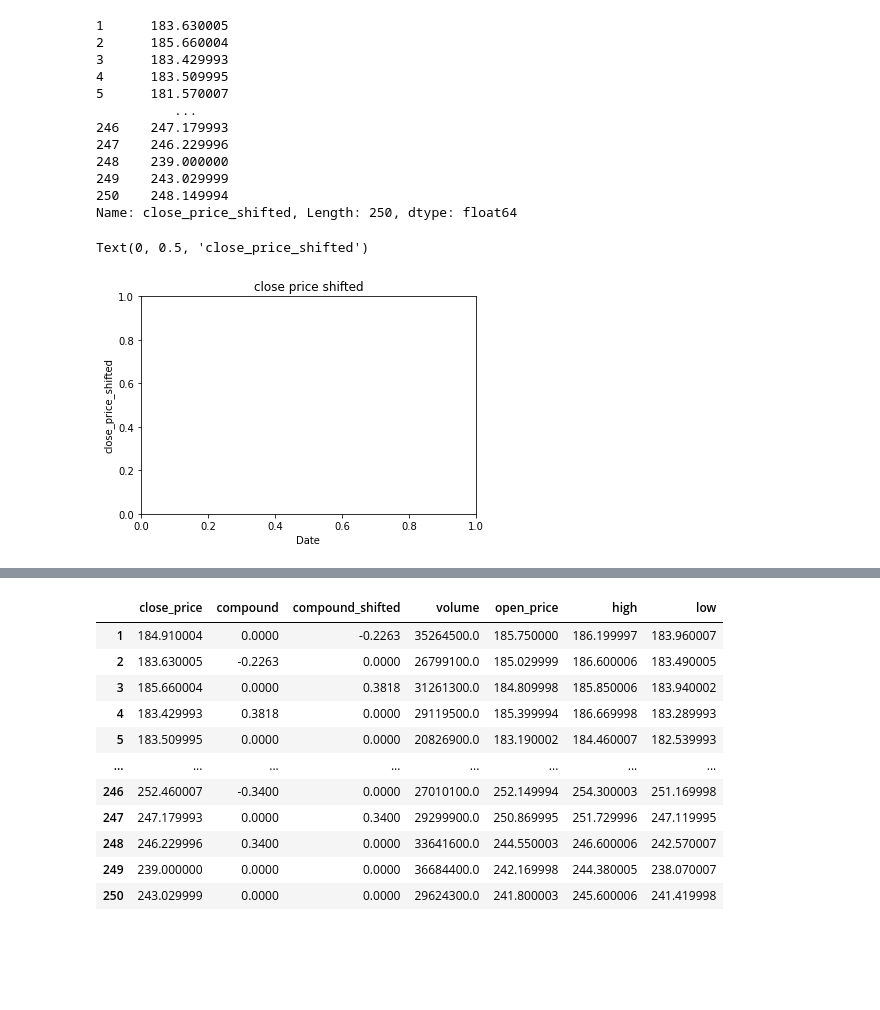
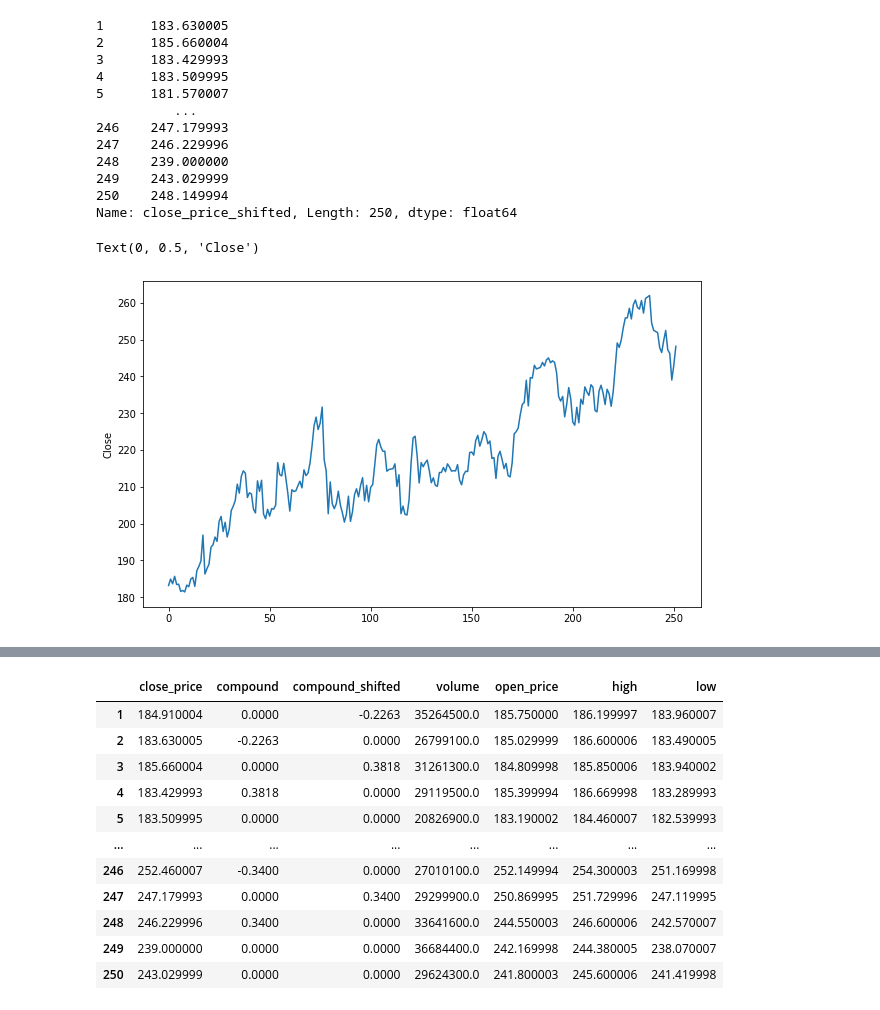
Before and after one commit to soma2000-lang/Stock_Market_Prediction_using_Numerical_and_Textual_Analysis, a Jupyter notebook: Stock_Market_Prediction_using_Numerical_and_Textual_Analysis.ipynb, the cells around one changed output, grey strips where cells are left out. Cells and saved outputs as stored; diff of their text form; code cells hidden in the pictures; blank space fills up the shorter version.

```diff
--- a/Stock_Market_Prediction_using_Numerical_and_Textual_Analysis.ipynb
+++ b/Stock_Market_Prediction_using_Numerical_and_Textual_Analysis.ipynb
@@ -403,10 +415,10 @@ y
 249    243.029999
 250    248.149994
 Name: close_price_shifted, Length: 250, dtype: float64
-# %%
-plt.title("close price shifted")
-plt.xlabel('Date')
-plt.ylabel('close_price_shifted')
-# %% [output]
-Text(0, 0.5, 'close_price_shifted')
-[figure, removed]
+# %%
+plt.figure(figsize=(10, 6))
+stock_data['Close'].plot()
+plt.ylabel('Close')
+# %% [output]
+Text(0, 0.5, 'Close')
+[figure, added]
```
Also changed, not shown: parts of 2 cells of this notebook.
